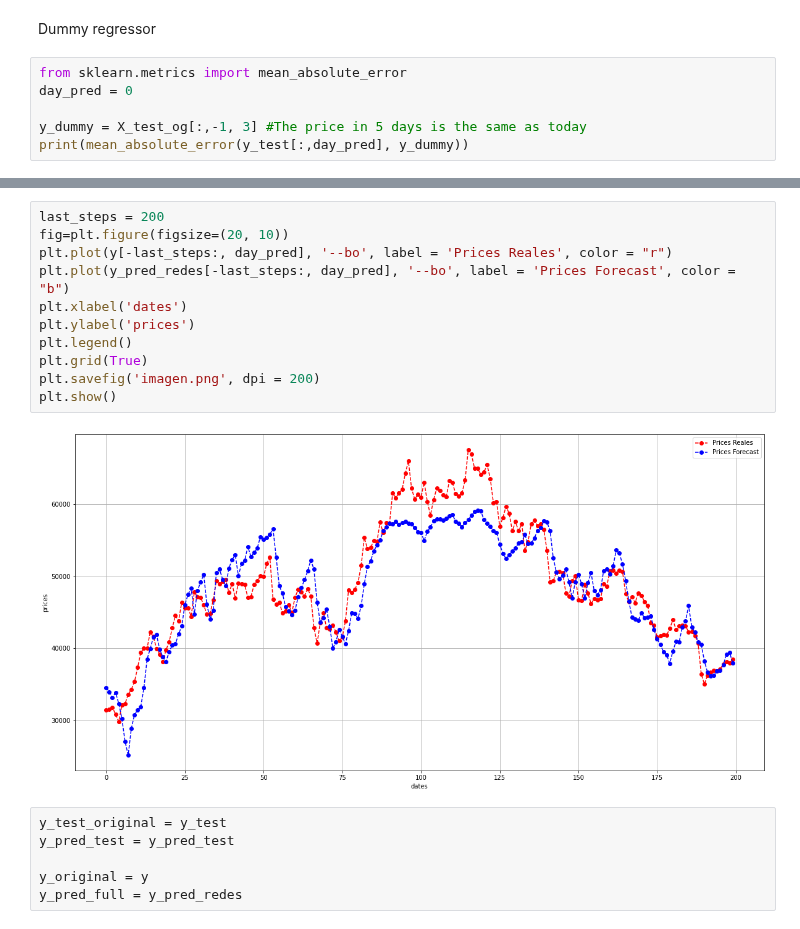
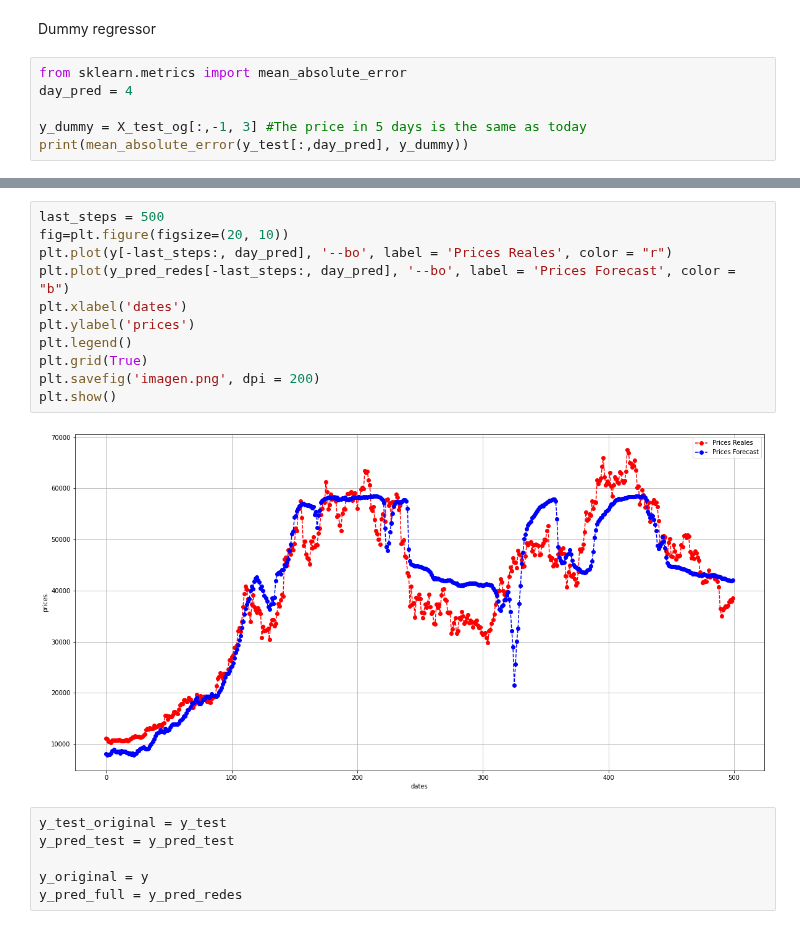
Before and after one commit to aldofranco91/Trading, a Jupyter notebook: Conv_Regression_ResNet_Jaime.ipynb, the cells around one changed output, grey strips where cells are left out. Cells and saved outputs as stored; diff of their text form.

```diff
--- a/Conv_Regression_ResNet_Jaime.ipynb
+++ b/Conv_Regression_ResNet_Jaime.ipynb
@@ -520,7 +520,7 @@ Clipping input data to the valid range for imshow with RGB data ([0..1] for floa
 Dummy regressor
 # %%
 from sklearn.metrics import mean_absolute_error
-day_pred = 0
+day_pred = 4
 
 y_dummy = X_test_og[:,-1, 3] #The price in 5 days is the same as today
 print(mean_absolute_error(y_test[:,day_pred], y_dummy))
@@ -535,16 +535,16 @@ y_pred_redes = best_model.predict(X_new, verbose=1)
 # %%
-last_steps = 200
+last_steps = 500
 fig=plt.figure(figsize=(20, 10))
 plt.plot(y[-last_steps:, day_pred], '--bo', label = 'Prices Reales', color = "r")
 plt.plot(y_pred_redes[-last_steps:, day_pred], '--bo', label = 'Prices Forecast', color = "b")
 plt.xlabel('dates')
 plt.ylabel('prices')
 plt.legend()
 plt.grid(True)
 plt.savefig('imagen.png', dpi = 200)
 plt.show()
 # %% [output]
-[figure, old version]
+[figure, new version]
 # %%
 y_test_original = y_test
 y_pred_test = y_pred_test
```
Also changed, not shown: parts of 8 cells of this notebook.
